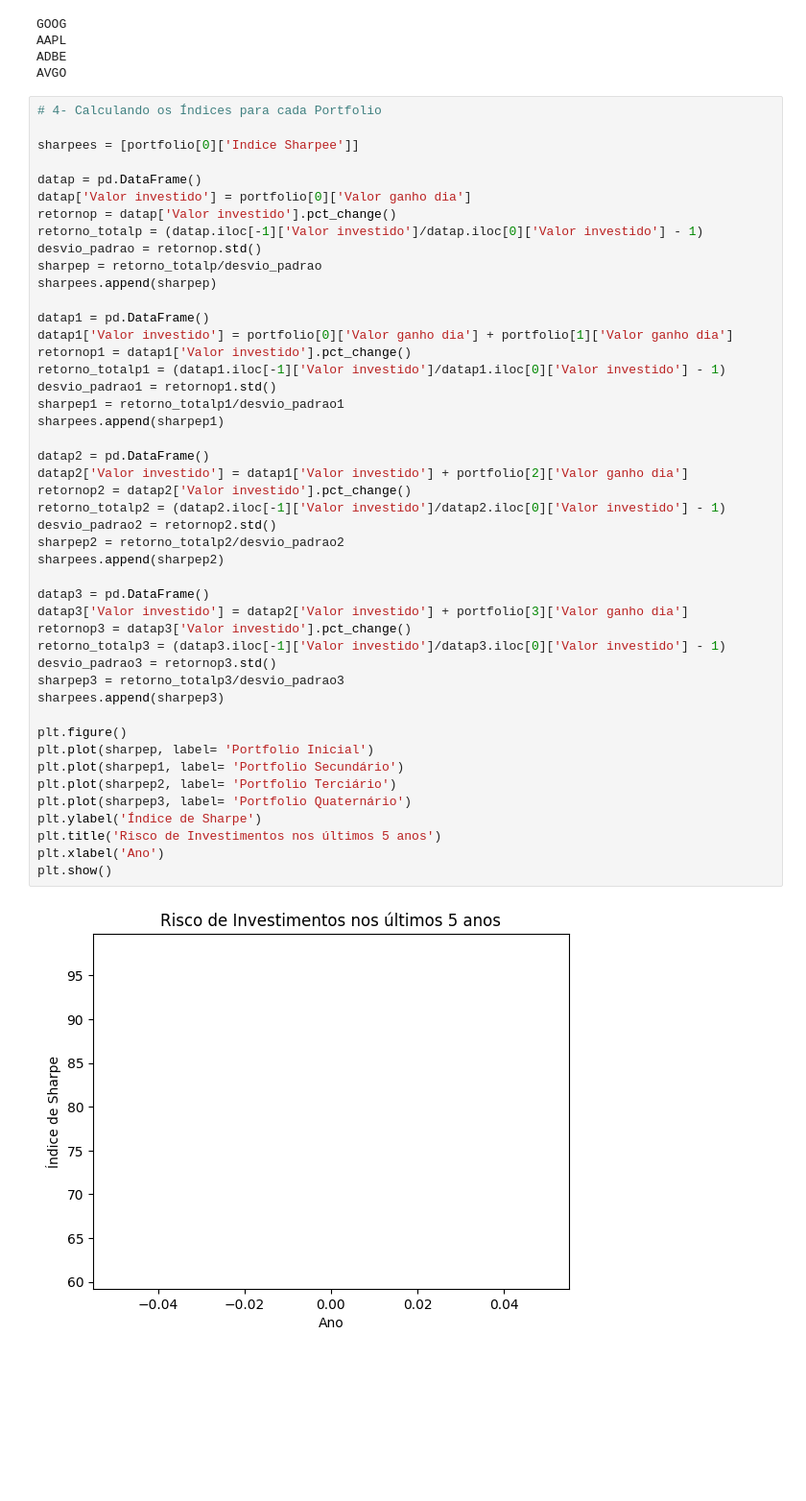
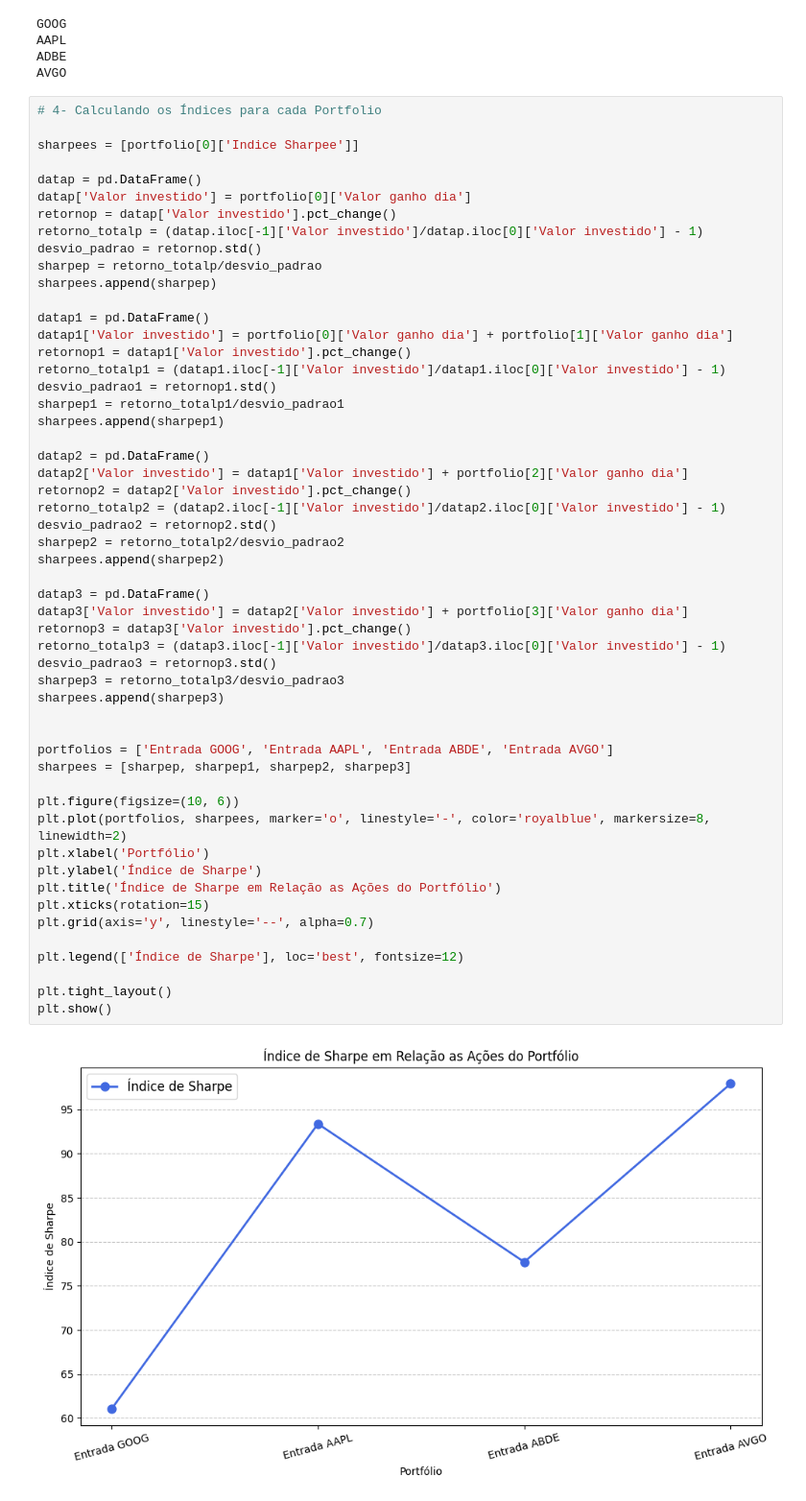
Before and after one commit to gustavoribolla/otimizador_de_investimentos, a Jupyter notebook: main.ipynb, the cells around one changed output. Shown at 96% size. Cells and saved outputs as stored; diff of their text form; blank space fills up the shorter version.

Commit message:
Plot do gráfico

```diff
--- a/main.ipynb
+++ b/main.ipynb
@@ -91,38 +91,45 @@ desvio_padrao = retornop.std()
 sharpep = retorno_totalp/desvio_padrao
 sharpees.append(sharpep)
 
 datap1 = pd.DataFrame()
 datap1['Valor investido'] = portfolio[0]['Valor ganho dia'] + portfolio[1]['Valor ganho dia']
 retornop1 = datap1['Valor investido'].pct_change()
 retorno_totalp1 = (datap1.iloc[-1]['Valor investido']/datap1.iloc[0]['Valor investido'] - 1)
 desvio_padrao1 = retornop1.std()
 sharpep1 = retorno_totalp1/desvio_padrao1
 sharpees.append(sharpep1)
 
 datap2 = pd.DataFrame()
 datap2['Valor investido'] = datap1['Valor investido'] + portfolio[2]['Valor ganho dia']
 retornop2 = datap2['Valor investido'].pct_change()
 retorno_totalp2 = (datap2.iloc[-1]['Valor investido']/datap2.iloc[0]['Valor investido'] - 1)
 desvio_padrao2 = retornop2.std()
 sharpep2 = retorno_totalp2/desvio_padrao2
 sharpees.append(sharpep2)
 
 datap3 = pd.DataFrame()
 datap3['Valor investido'] = datap2['Valor investido'] + portfolio[3]['Valor ganho dia']
 retornop3 = datap3['Valor investido'].pct_change()
 retorno_totalp3 = (datap3.iloc[-1]['Valor investido']/datap3.iloc[0]['Valor investido'] - 1)
 desvio_padrao3 = retornop3.std()
 sharpep3 = retorno_totalp3/desvio_padrao3
 sharpees.append(sharpep3)
 
-plt.figure()
-plt.plot(sharpep, label= 'Portfolio Inicial')
-plt.plot(sharpep1, label= 'Portfolio Secundário')
-plt.plot(sharpep2, label= 'Portfolio Terciário')
-plt.plot(sharpep3, label= 'Portfolio Quaternário')
+
+portfolios = ['Entrada GOOG', 'Entrada AAPL', 'Entrada ABDE', 'Entrada AVGO']
+sharpees = [sharpep, sharpep1, sharpep2, sharpep3]
+
+plt.figure(figsize=(10, 6))
+plt.plot(portfolios, sharpees, marker='o', linestyle='-', color='royalblue', markersize=8, linewidth=2)
+plt.xlabel('Portfólio')
 plt.ylabel('Índice de Sharpe')
-plt.title('Risco de Investimentos nos últimos 5 anos')
-plt.xlabel('Ano')
+plt.title('Índice de Sharpe em Relação as Ações do Portfólio')
+plt.xticks(rotation=15)
+plt.grid(axis='y', linestyle='--', alpha=0.7)
+
+plt.legend(['Índice de Sharpe'], loc='best', fontsize=12)
+
+plt.tight_layout()
 plt.show()
 # %% [output]
-[figure, old version]
+[figure, new version]
```
